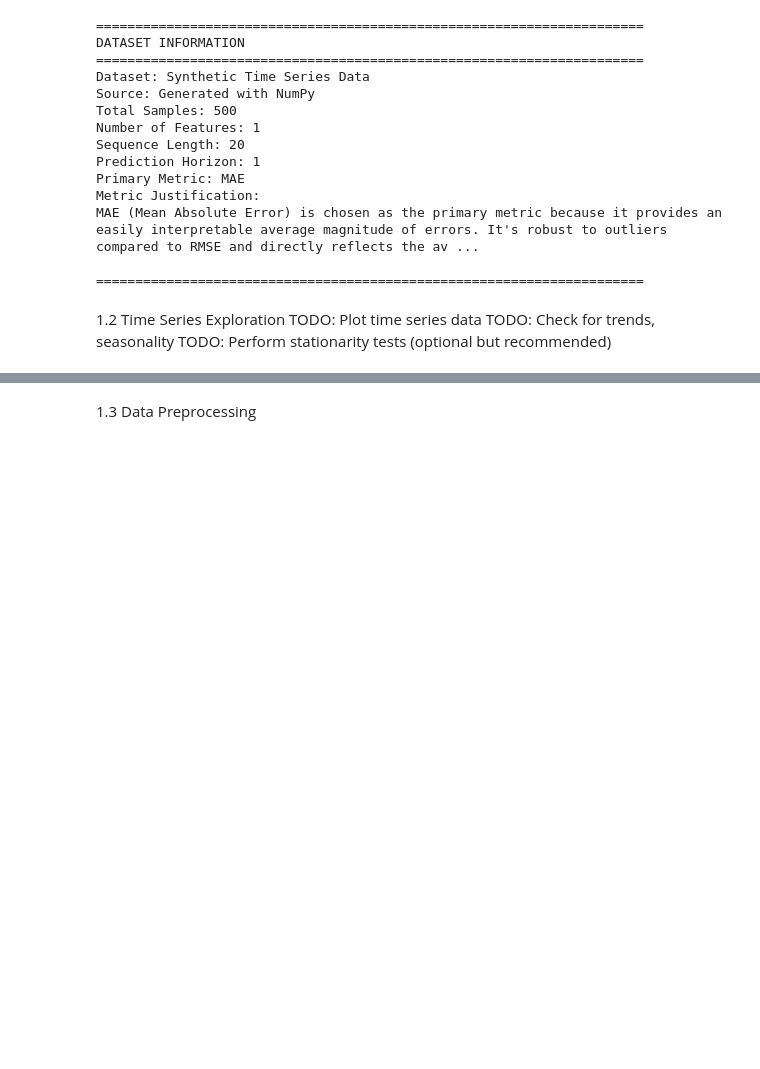
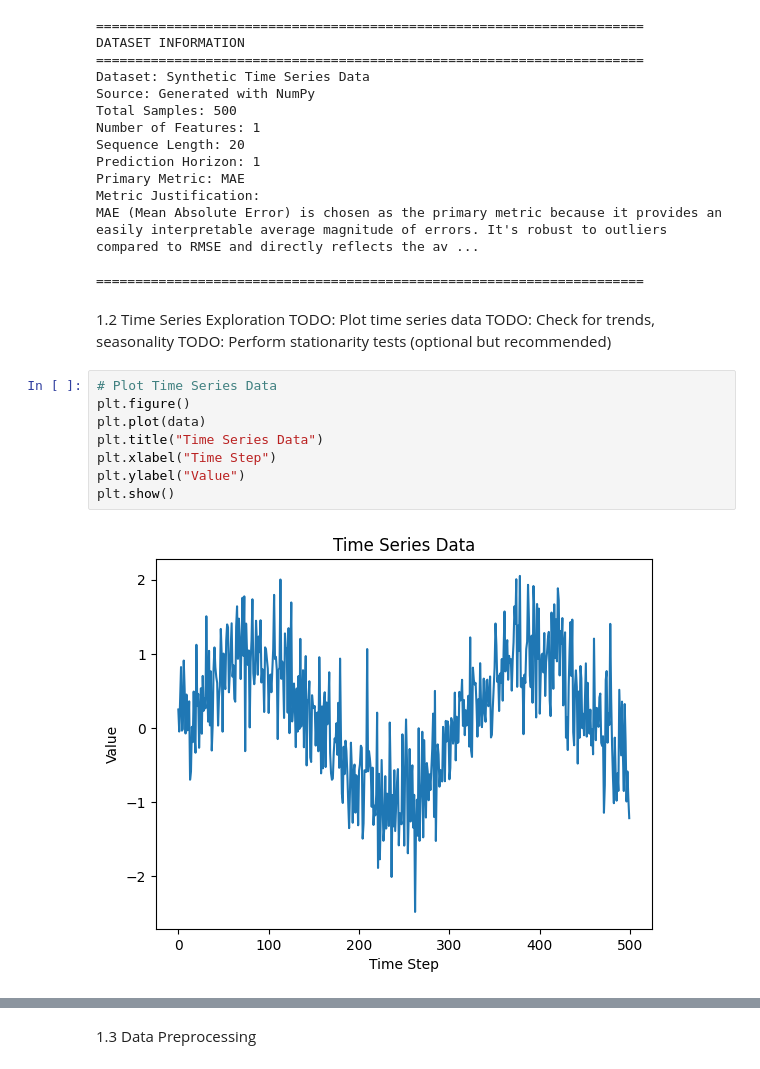
Before and after one commit to azhar258/BITS.Mtech, a Jupyter notebook: SEM-1/Assignment-DL/Assignment 2/2025ab05055_RNN_assignment.ipynb, the cells around one changed output, grey strips where cells are left out. Drawn from its saved outputs; the diff is of its cells as text; blank space fills up the shorter version.

```diff
--- a/SEM-1/Assignment-DL/Assignment 2/2025ab05055_RNN_assignment.ipynb
+++ b/SEM-1/Assignment-DL/Assignment 2/2025ab05055_RNN_assignment.ipynb
@@ -272,3 +272,13 @@ MAE (Mean Absolute Error) is chosen as the primary metric because it provides an
 TODO: Plot time series data
 TODO: Check for trends, seasonality
 TODO: Perform stationarity tests (optional but recommended)
+# %%
+# Plot Time Series Data
+plt.figure()
+plt.plot(data)
+plt.title("Time Series Data")
+plt.xlabel("Time Step")
+plt.ylabel("Value")
+plt.show()
+# %% [output]
+[figure, added]
```
Also changed, not shown: parts of 2 cells of this notebook.
